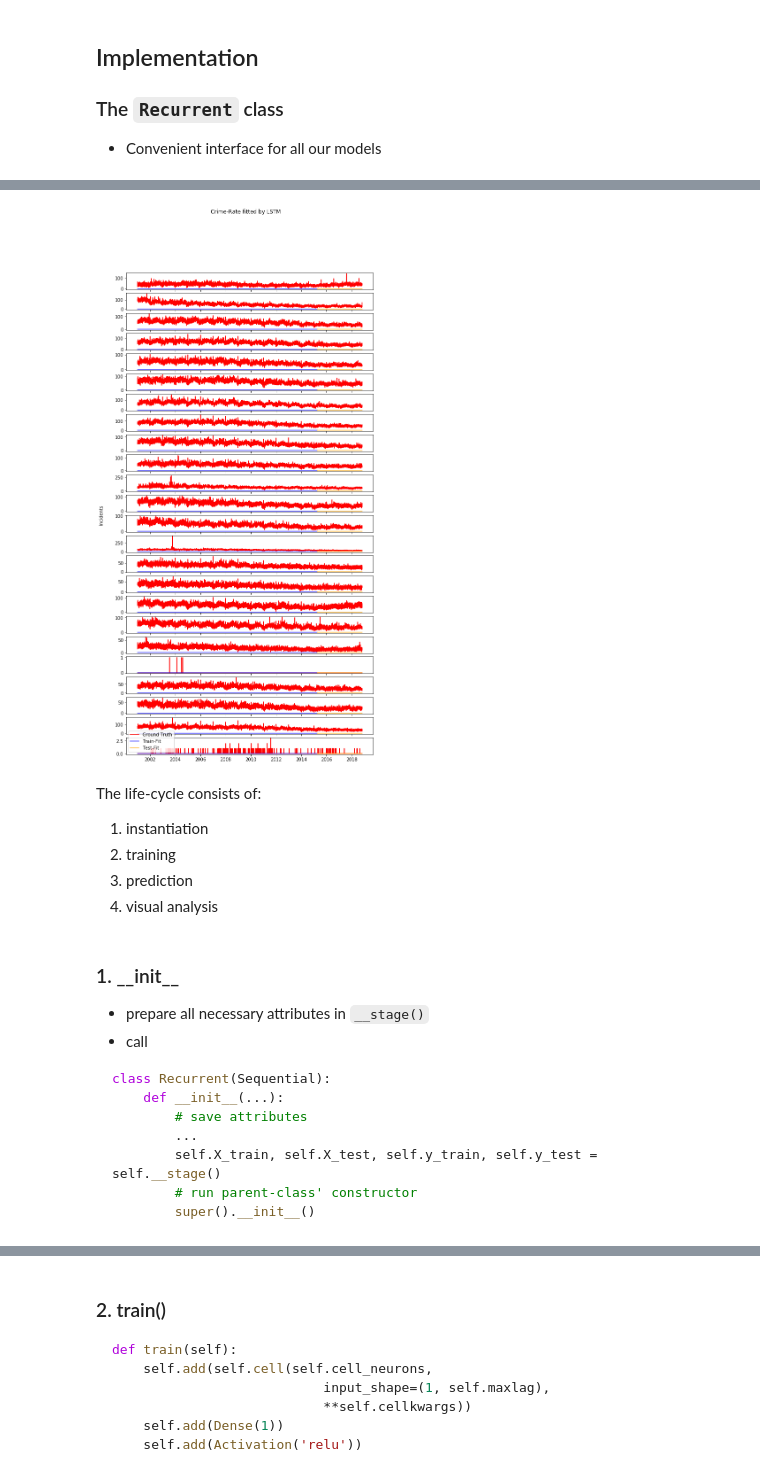
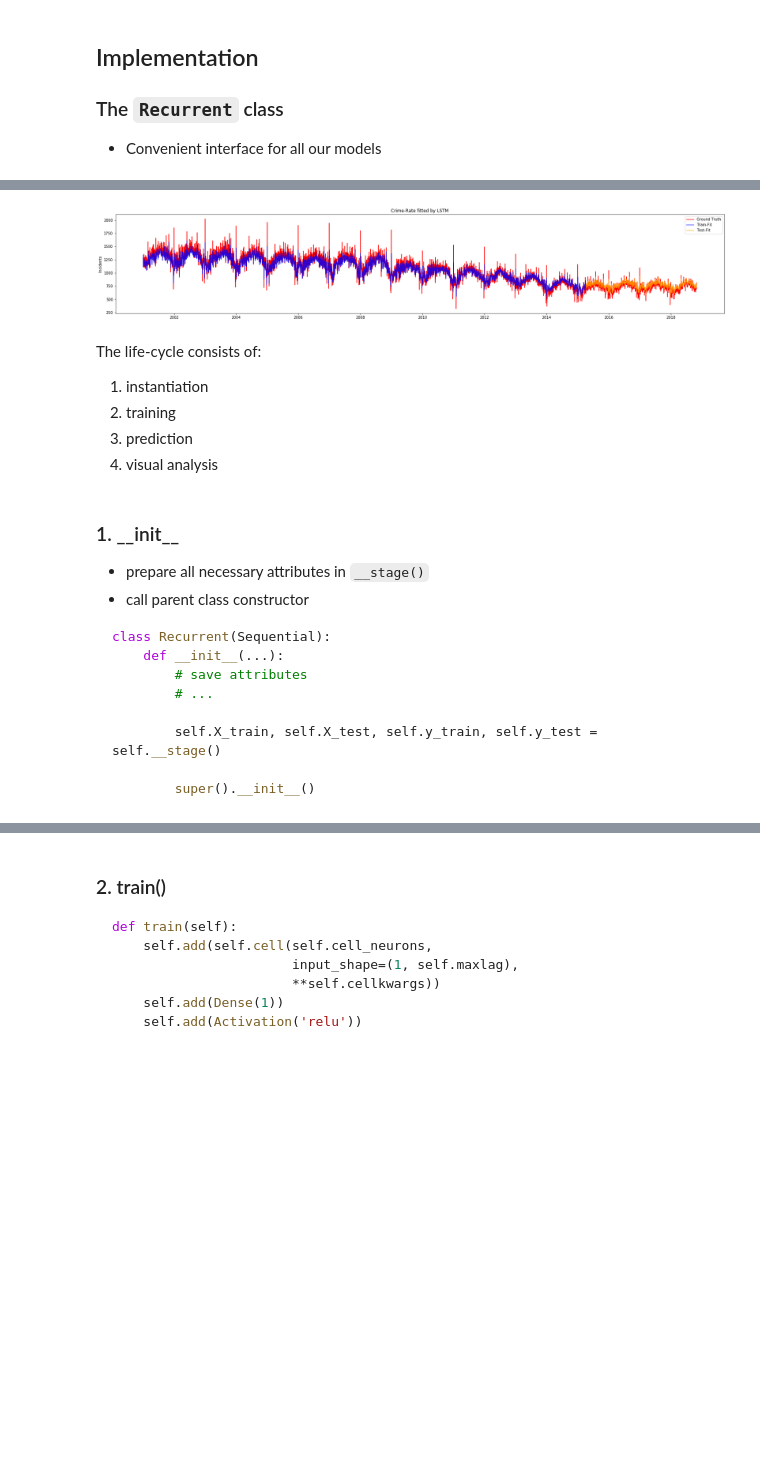
Before and after one commit to thsis/INFOSYS, a Jupyter notebook: lstm_gru_and_beyond.ipynb, the cells around one changed output, grey strips where cells are left out. Saved outputs shown, nothing was run; the diff lists cells and outputs as text; code cells hidden in the pictures; blank space fills up the shorter version.

````diff
--- a/lstm_gru_and_beyond.ipynb
+++ b/lstm_gru_and_beyond.ipynb
@@ -339,10 +339,10 @@ simplified example:
 
 [Source: C. Olah](http://colah.github.io/posts/2015-08-Understanding-LSTMs/)
 # %%
-datapath = os.path.join("data", "crimes_district.csv")
-dataset = pd.read_csv(datapath, index_col=["Date", "District"],
-                      dtype={"crimes_district_total": np.float32},
-                      parse_dates=["Date"])
+datapath = os.path.join("data", "crime_total.csv")
+dataset = pd.read_csv(datapath, index_col=["date"],
+                      dtype={"crimes_total": np.float32},
+                      parse_dates=["date"])
 # %% [markdown]
 ## Implementation
 
@@ -352,7 +352,7 @@ dataset = pd.read_csv(datapath, index_col=["Date", "District"],
 # %%
 lstm = Recurrent(dataset, 2, cell=LSTM, epochs=1)
 lstm.train()
-fig, ax = lstm.plot_fit(os.path.join("models", "lstm-district-show-case.png"),
-                        figsize=(10, 20))
+fig, ax = lstm.plot_fit(os.path.join("models", "lstm-whole-show-case.png"),
+                        figsize=(30, 5))
 # %% [output]
 Epoch 1/1
@@ -360,4 +360,4 @@ Epoch 1/1
-[figure, old version]
+[figure, new version]
 # %% [markdown]
 The life-cycle consists of:
 1. instantiation
@@ -368,16 +368,17 @@ The life-cycle consists of:
 ### 1. \_\_init\_\_
 
 * prepare all necessary attributes in `__stage()`
-* call
+* call parent class constructor
 
 
 ```python
 class Recurrent(Sequential):
     def __init__(...):
         # save attributes
-        ...
+        # ...
+
         self.X_train, self.X_test, self.y_train, self.y_test = self.__stage()
-        # run parent-class' constructor
+
         super().__init__()
 ```
 # %% [markdown]
````
Also changed, not shown: parts of 23 cells of this notebook.
